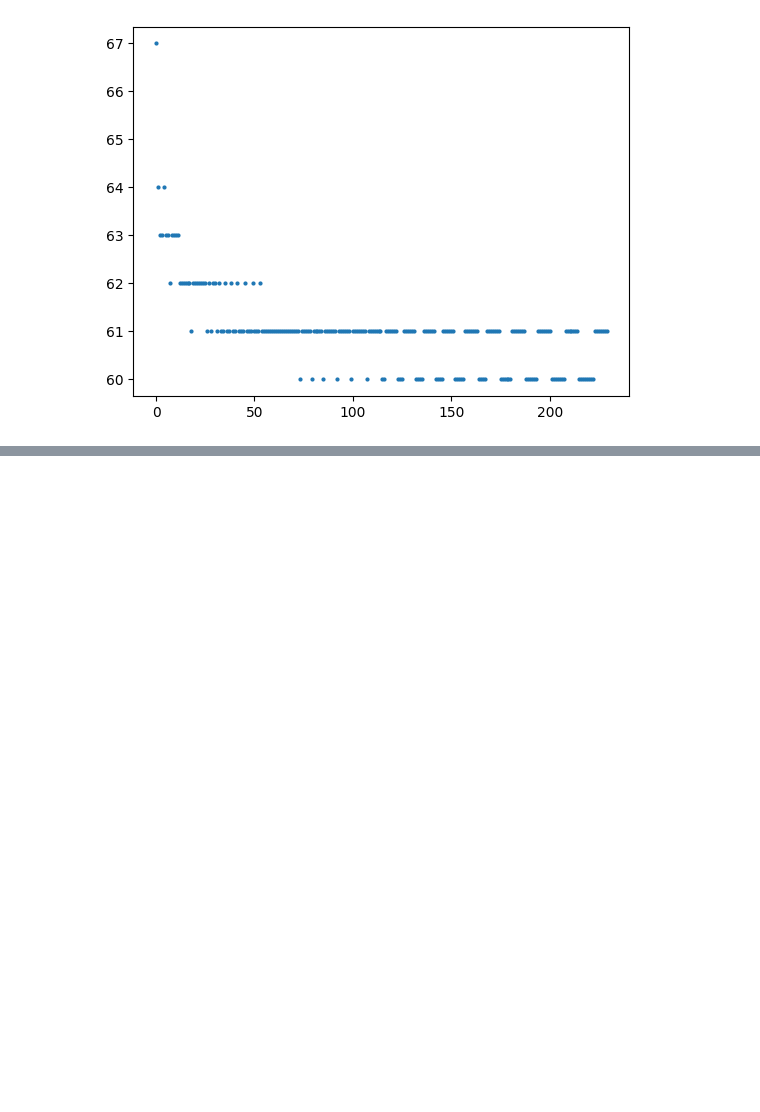
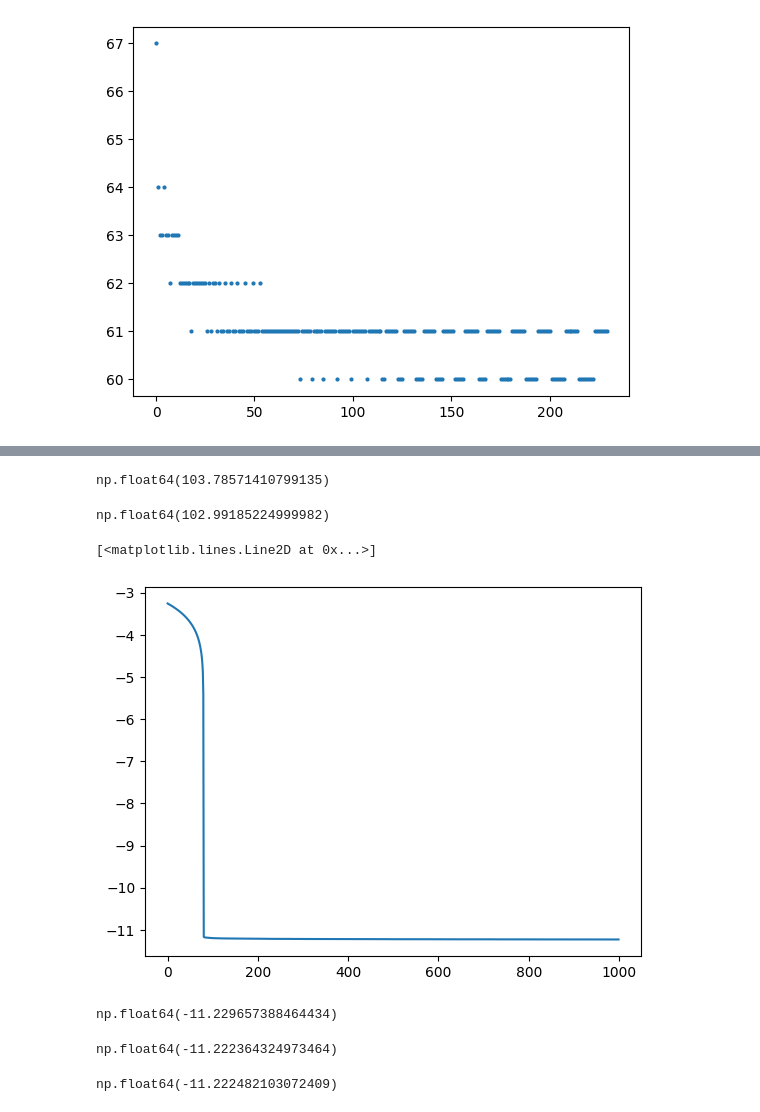
Before and after one commit to hhsherlock/Spiking_NN, a Jupyter notebook: HH_original/run_original.ipynb, the cells around one changed output, grey strips where cells are left out. Drawn from its saved outputs; the diff is of its cells as text; code cells hidden in the pictures; blank space fills up the shorter version.

```diff
--- a/HH_original/run_original.ipynb
+++ b/HH_original/run_original.ipynb
@@ -166,0 +212,26 @@ firing_times
+# %%
+max_voltages[-1]
+# %% [output]
+np.float64(103.78571410799135)
+# %%
+max_voltages[-1]
+# %% [output]
+np.float64(102.99185224999982)
+# %%
+plt.plot(min_voltages)
+# %% [output]
+[<matplotlib.lines.Line2D at 0x...>]
+[figure, added]
+# %%
+min(min_voltages)
+# %% [output]
+np.float64(-11.229657388464434)
+# %%
+# 50 time, 2.5-3.5
+min_voltages[-1]
+# %% [output]
+np.float64(-11.222364324973464)
+# %%
+min(min_voltages)
+# %% [output]
+np.float64(-11.222482103072409)
```
Also changed, not shown: parts of 13 cells of this notebook, 7 other files.
